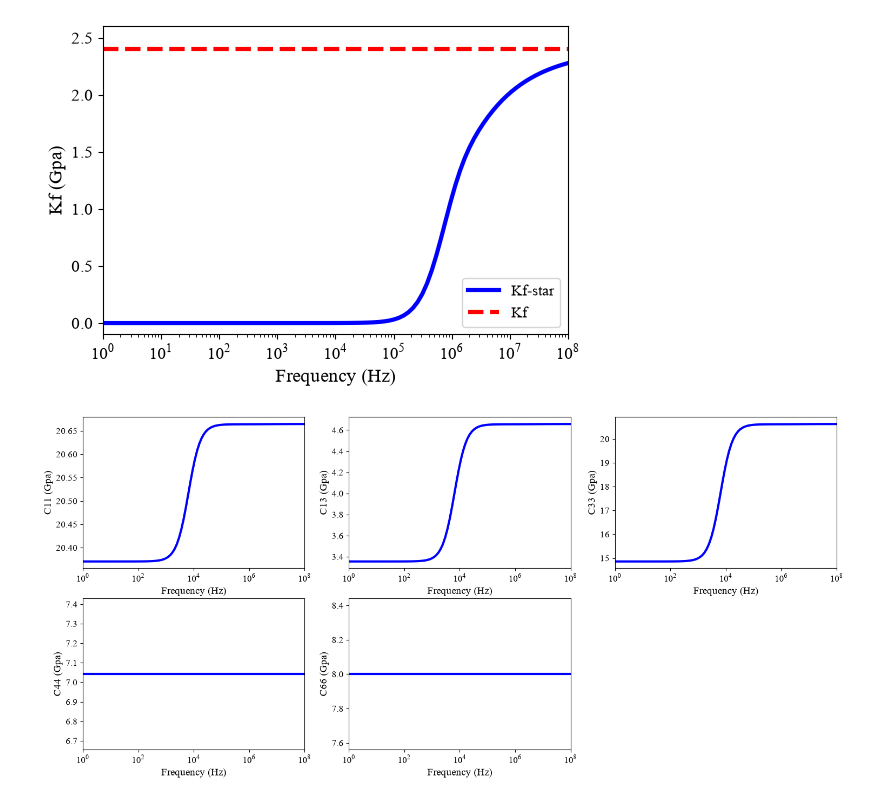
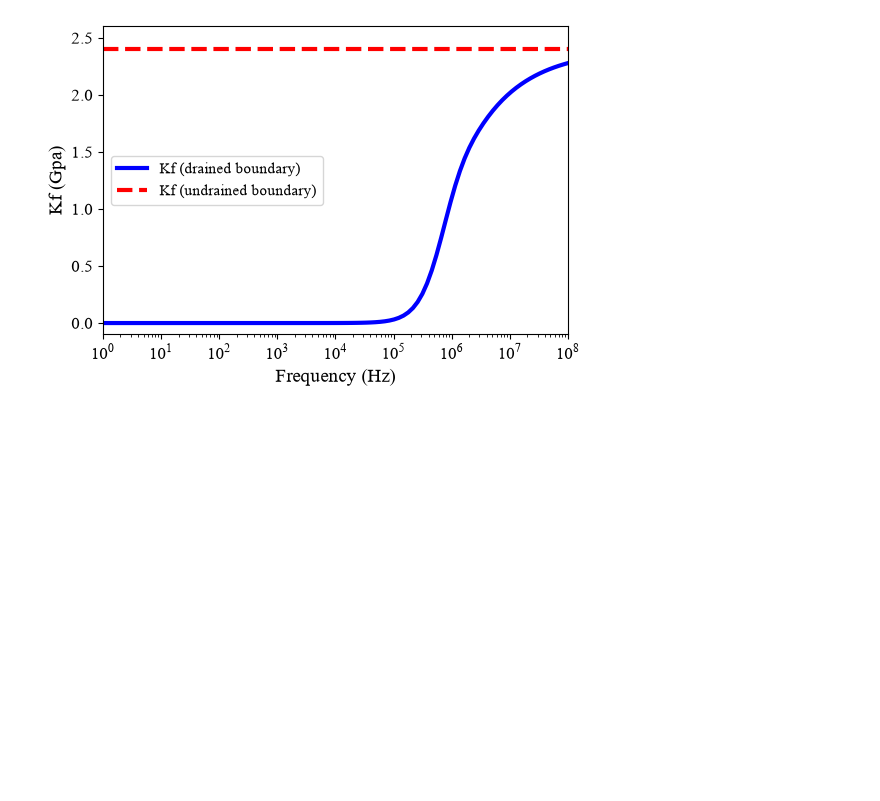
Before and after one commit to huxs890/Wave-induced-fluid-flow, a Jupyter notebook: test_squirt_flow.ipynb, the cells around one changed output. Drawn from its saved outputs; the diff is of its cells as text; code cells hidden in the pictures; blank space fills up the shorter version.

```diff
--- a/test_squirt_flow.ipynb
+++ b/test_squirt_flow.ipynb
@@ -17,80 +17,30 @@ from EMT import hudson,dem
 # %%
 Km    = 10e9
 Gm    = 8e9
-rhos  = 2.65e3
+rhom  = 2.3e3
 Kf    = 2.4e9
 Gf    = 0
 vis   = 1e-3
 h0    = 1e-7
-asp   = 0.001
+asp   = 1e-3
 rb    = h0/(2*asp)
 f     = np.logspace(0,8,100)
 epsilon = 0.05
 
-Kf_star = squirt_flow_drained(Kf,vis,h0,rb,f)
 
-C1_aniso = np.zeros((5,len(f)),dtype=np.complex128)
-C11      = np.zeros(len(f),dtype=np.complex128)
-C13      = np.zeros(len(f),dtype=np.complex128)
-C33      = np.zeros(len(f),dtype=np.complex128)
-C44      = np.zeros(len(f),dtype=np.complex128)
-C66      = np.zeros(len(f),dtype=np.complex128)
-for i in range(len(f)):
-    C1_aniso[:,i] = hudson(Km,Gm,Kf_star[i],Gf,asp,epsilon)[0]
-    C11[i] = C1_aniso[0,i]
-    C13[i] = C1_aniso[1,i]
-    C33[i] = C1_aniso[2,i]
-    C44[i] = C1_aniso[3,i]
-    C66[i] = C1_aniso[4,i]
+Kf_drained   = squirt_flow_drained(Kf,vis,h0,rb,f)
+Kf_undrained = squirt_flow_undrained(Kf,f)
 
 plt.figure(figsize=(6,4))
-plt.semilogx(f,np.real(Kf_star)/1e9,
-             label='Kf-star',color='blue',linewidth=3)
-plt.semilogx([f.min(),f.max()],[Kf/1e9,Kf/1e9],
-             label='Kf',color='red',linestyle='--',linewidth=3)
+plt.semilogx(f,np.real(Kf_drained)/1e9,
+             label='Kf (drained boundary)',color='blue',linewidth=3)
+plt.semilogx(f,Kf_undrained/1e9,
+             label='Kf (undrained boundary)',color='red',linestyle='--',linewidth=3)
 plt.xlabel('Frequency (Hz)')
 plt.ylabel('Kf (Gpa)')
 plt.xlim(f.min(),f.max())
 plt.ylim(-0.1,2.6)
 plt.legend()
-
-plt.figure(figsize=(18,8))
-plt.subplot(2,3,1)
-plt.semilogx(f,np.real(C11)/1e9,
-             label='C11',color='blue',linewidth=3)
-plt.xlabel('Frequency (Hz)')
-plt.ylabel('C11 (Gpa)')
-plt.xlim(f.min(),f.max())
-
-plt.subplot(2,3,2)
-plt.semilogx(f,np.real(C13)/1e9,
-             label='C13',color='blue',linewidth=3)
-plt.xlabel('Frequency (Hz)')
-plt.ylabel('C13 (Gpa)')
-plt.xlim(f.min(),f.max())
-
-plt.subplot(2,3,3)
-plt.semilogx(f,np.real(C33)/1e9,
-             label='C33',color='blue',linewidth=3)
-plt.xlabel('Frequency (Hz)')
-plt.ylabel('C33 (Gpa)')
-plt.xlim(f.min(),f.max())
-
-plt.subplot(2,3,4)
-plt.semilogx(f,np.real(C44)/1e9,
-             label='C44',color='blue',linewidth=3)
-plt.xlabel('Frequency (Hz)')
-plt.ylabel('C44 (Gpa)')
-plt.xlim(f.min(),f.max())
-
-plt.subplot(2,3,5)
-plt.semilogx(f,np.real(C66)/1e9,
-             label='C66',color='blue',linewidth=3)
-plt.xlabel('Frequency (Hz)')
-plt.ylabel('C66 (Gpa)')
-plt.xlim(f.min(),f.max())
-
 plt.show()
 # %% [output]
-[figure, old version]
+[figure, new version]
-[figure, removed]
```
Also changed, not shown: parts of 3 cells of this notebook, 5 other files.
